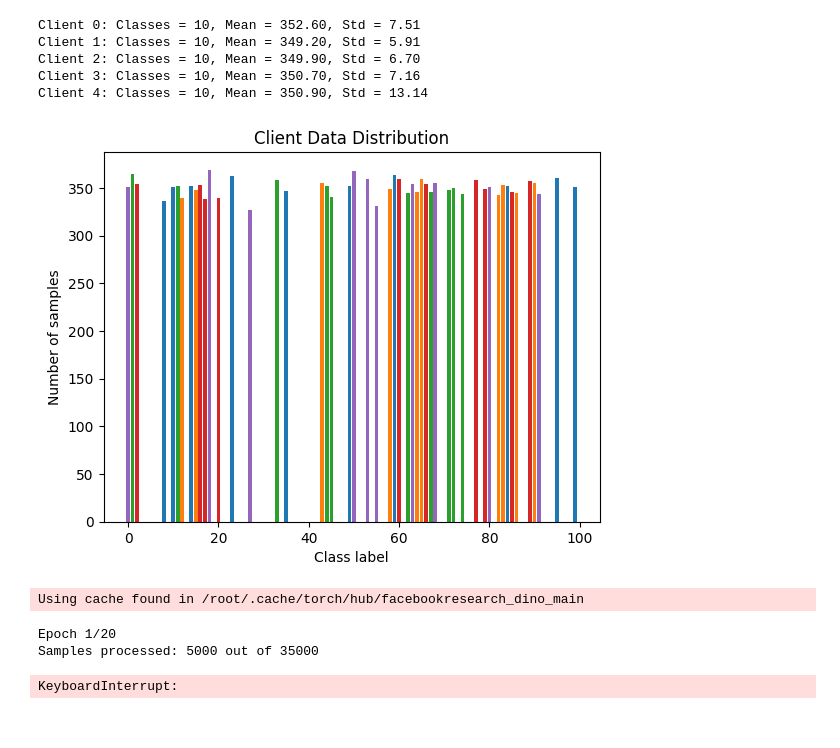
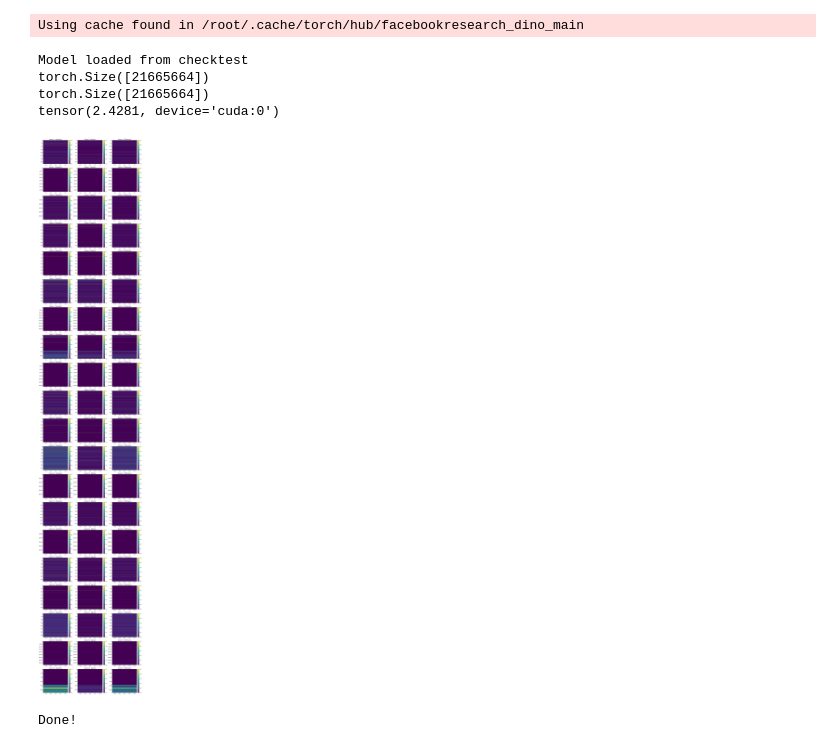
Before and after one commit to aWolander/google-colab, a Jupyter notebook: Federated Learning.ipynb, the cells around one changed output. Cells and saved outputs as stored; diff of their text form; code cells hidden in the pictures.

Commit message:
minor tests and changes

```diff
--- a/Federated Learning.ipynb
+++ b/Federated Learning.ipynb
@@ -20,8 +20,8 @@ except:
     device="cpu"
 
 transform = Compose([
-    Resize(224),
-    CenterCrop(224),
+    #Resize(224), # slows down process significantly
+    #CenterCrop(224),
     ToTensor(),
     Normalize((0.485, 0.456, 0.406), (0.229, 0.224, 0.225)),
 ]) # https://github.com/facebookresearch/dino/blob/7c446df5b9f45747937fb0d72314eb9f7b66930a/eval_image_retrieval.py#L106
@@ -182,15 +182,8 @@ def test_split(client_datasets: list[Subset]) -> None:
     plt.title("Client Data Distribution")
     plt.show()
 
-if "__main__" == __name__:
-    main()
+#if "__main__" == __name__:
+#    main()
-# %% [output]
-Client 0: Classes = 10, Mean = 352.60, Std = 7.51
-Client 1: Classes = 10, Mean = 349.20, Std = 5.91
-Client 2: Classes = 10, Mean = 349.90, Std = 6.70
-Client 3: Classes = 10, Mean = 350.70, Std = 7.16
-Client 4: Classes = 10, Mean = 350.90, Std = 13.14
-[figure, removed]
 # %%
 '''This is done seperately so that saving and loading the models does not grant
 a different dataset. A bit annoying to have to change K here but what can you do'''
@@ -719,43 +739,49 @@ Questions:
     - Batch normalization?
     - The aldready implemented normalization?
 '''
+#torch.cuda.empty_cache()
 
 def FL_test():
     FL = FL_server(K, filepath="test_FLmodel").to(device)
     FL.FedAvg(split_train_dataloader_iid, 1, validate_dataloader=validate_dataloader, filepath="test_FLmodel")
     FL.test_model(test_dataloader)
 
 def single_test():
     model = DinoFullModel().to(device)
     #for param in model.parameters():
     #    print(param.shape)
     #model.load_model(filepath="test_model.pt")
     #model.plot_performance()
 
     model.train_model(train_dataloader, validate_dataloader=validate_dataloader, filepath="test_model")
     model.plot_performance()
     print("Done!")
 
 
 def finetune_test():
     model = DinoFullModel().to(device)
     #for param in model.parameters():
     #    print(param.shape)
     #model.plot_performance()
     model.epochs = 1
     model.finetune(train_dataloader, validate_dataloader=validate_dataloader, sparsity = 0.1)
     model.plot_score_heatmaps(show_difference=True)
     print("Done!")
 
 def finetune_batch_test():
-    model = DinoFullModel(filepath="checktest").to(device)
+    model = DinoFullModel().to(device)
     model.epochs=0
-    #model.finetune(train_dataloader, validate_dataloader=validate_dataloader, sparsity = 0.1, use_both_scoring_methods=True, filepath="checktest")
-    model.plot_score_heatmaps(max_tensors = 100)
+    model.rounds = 4
+    model.finetune(train_dataloader, validate_dataloader=validate_dataloader, sparsity = 0.1, use_batched=True, filepath="checktest")
+
+    #model.plot_score_heatmaps(max_tensors = 20)
     print("Done!")
-single_test()
+finetune_batch_test()
 # %% [output]
 Using cache found in /root/.cache/torch/hub/facebookresearch_dino_main
-Epoch 1/20
-Samples processed: 5000 out of 35000
+Model loaded from checktest
+torch.Size([21665664])
+torch.Size([21665664])
+tensor(2.4281, device='cuda:0')
+[figure, added]
-KeyboardInterrupt:
+Done!
```
Also changed, not shown: parts of 1 cell of this notebook.
